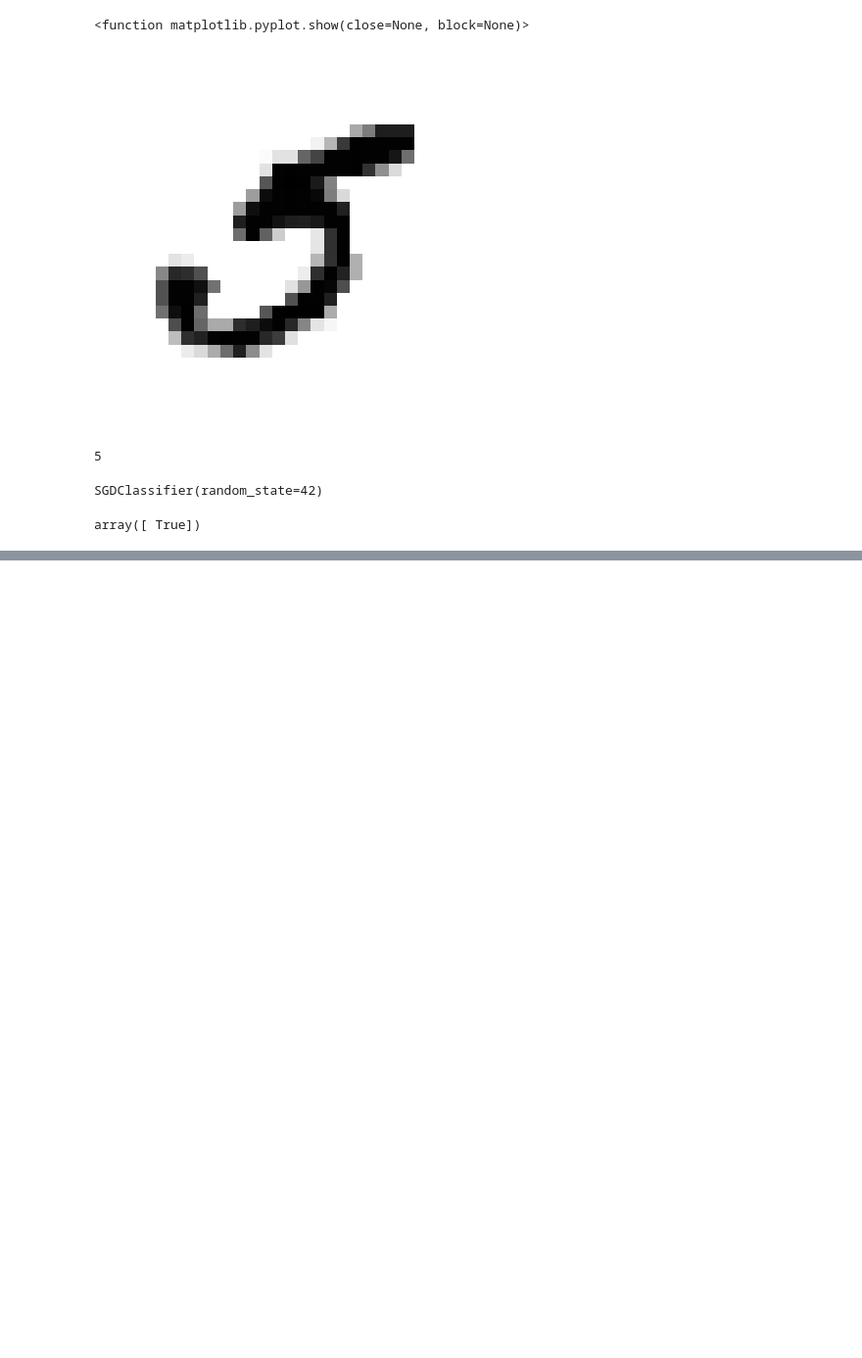
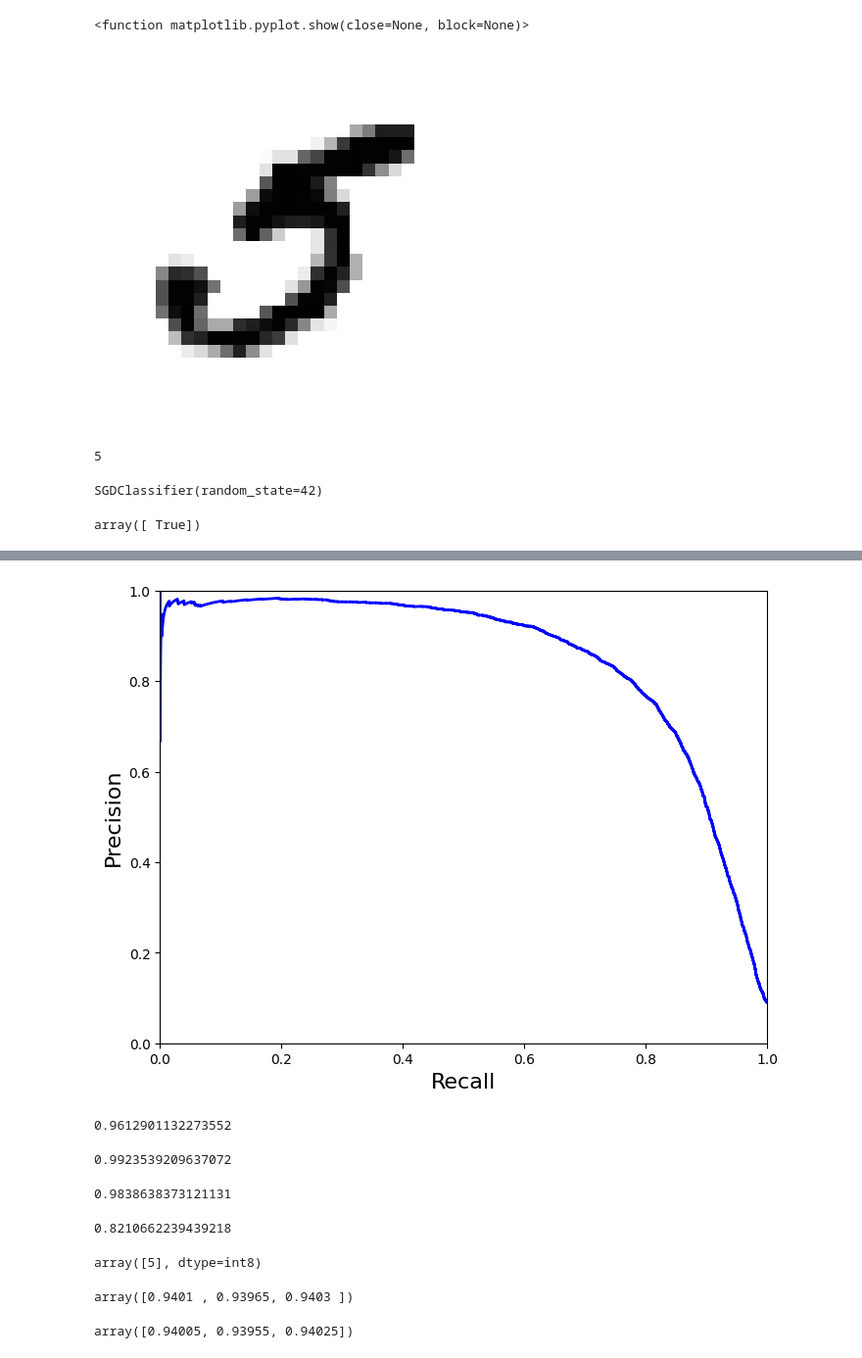
Before and after one commit to Ujjwal238/First_Model, a Jupyter notebook: Untitled4.ipynb, the cells around one changed output, grey strips where cells are left out. Shown: that part at 98% size. Cells and saved outputs as stored; diff of their text form; code cells hidden in the pictures; blank space fills up the shorter version.

```diff
--- a/Untitled4.ipynb
+++ b/Untitled4.ipynb
@@ -83,0 +208,17 @@ f1_score(y_train_5, y_train_pred)
+# %%
+def plot_precision_vs_recall(precisions, recalls):
+    plt.plot(recalls, precisions, "b-", linewidth=2)
+    plt.xlabel("Recall", fontsize=16)
+    plt.ylabel("Precision", fontsize=16)
+    plt.axis([0, 1, 0, 1])
+
+plt.figure(figsize=(8, 6))
+plot_precision_vs_recall(precisions, recalls)
+plt.show()
+# %% [output]
+[figure, added]
+# %%
+from sklearn.metrics import roc_auc_score
+roc_auc_score(y_train_5, y_scores)
+# %% [output]
+0.9612901132273552
@@ -83,0 +230,31 @@ f1_score(y_train_5, y_train_pred)
+# %%
+y_scores_forest = y_probas_forest[:, 1] # score = proba of positive class
+
+roc_auc_score(y_train_5, y_scores_forest)
+# %% [output]
+0.9923539209637072
+# %%
+y_train_pred_forest = cross_val_predict(forest_clf, X_train, y_train_5, cv=3)
+precision_score(y_train_5, y_train_pred_forest)
+# %% [output]
+0.9838638373121131
+# %%
+recall_score(y_train_5, y_train_pred_forest)
+# %% [output]
+0.8210662239439218
+# %%
+forest_clf.fit(X_train, y_train)
+forest_clf.predict([some_digit])
+# %% [output]
+array([5], dtype=int8)
+# %%
+cross_val_score(forest_clf, X_train, y_train, cv=3, scoring="accuracy")
+# %% [output]
+array([0.9401 , 0.93965, 0.9403 ])
+# %%
+from sklearn.preprocessing import StandardScaler
+scaler = StandardScaler()
+X_train_scaled = scaler.fit_transform(X_train.astype(np.float64))
+cross_val_score(forest_clf, X_train_scaled, y_train, cv=3, scoring="accuracy")
+# %% [output]
+array([0.94005, 0.93955, 0.94025])
```
Also changed, not shown: parts of 22 cells of this notebook.
